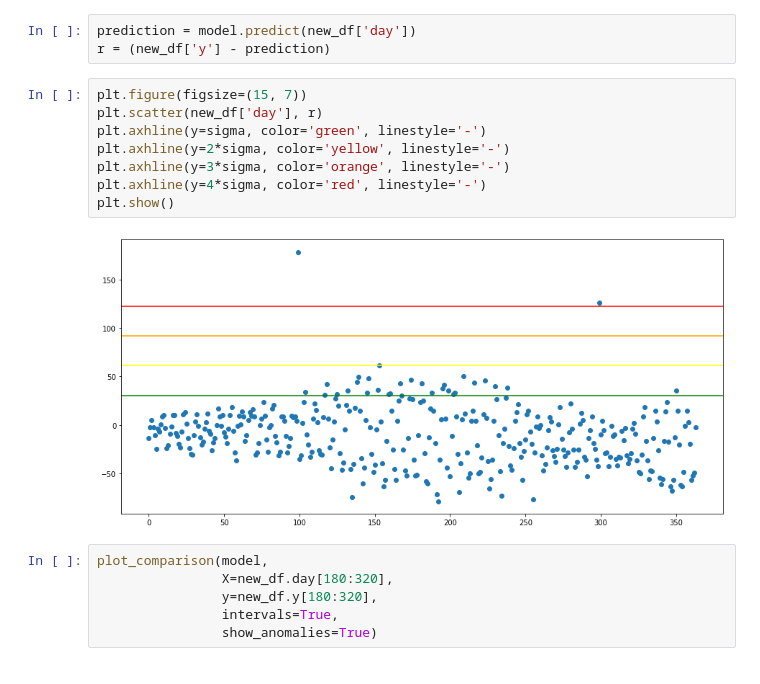
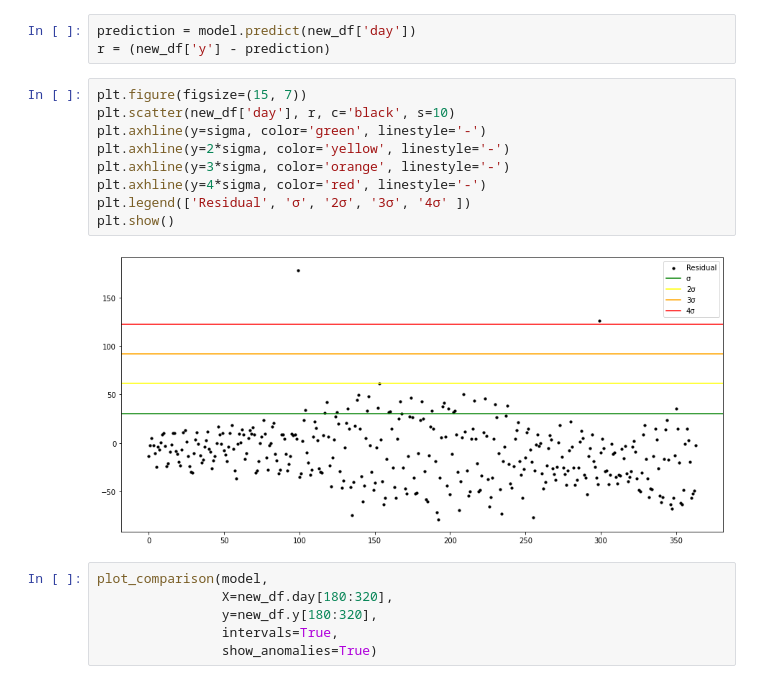
Before and after one commit to ruivieira/shi-models, a Jupyter notebook: notebooks/Periodic data - XGBoost.ipynb, the cells around one changed output. Saved outputs shown, nothing was run; the diff lists cells and outputs as text.

```diff
--- a/notebooks/Periodic data - XGBoost.ipynb
+++ b/notebooks/Periodic data - XGBoost.ipynb
@@ -399,14 +400,15 @@ prediction = model.predict(new_df['day'])
 r = (new_df['y'] - prediction)
 # %%
 plt.figure(figsize=(15, 7))
-plt.scatter(new_df['day'], r)
+plt.scatter(new_df['day'], r, c='black', s=10)
 plt.axhline(y=sigma, color='green', linestyle='-')
 plt.axhline(y=2*sigma, color='yellow', linestyle='-')
 plt.axhline(y=3*sigma, color='orange', linestyle='-')
 plt.axhline(y=4*sigma, color='red', linestyle='-')
+plt.legend(['Residual', 'σ', '2σ', '3σ', '4σ' ])
 plt.show()
 # %% [output]
-[figure, old version]
+[figure, new version]
 # %%
 plot_comparison(model,
                 X=new_df.day[180:320],
```
Also changed, not shown: parts of 1 cell of this notebook.
